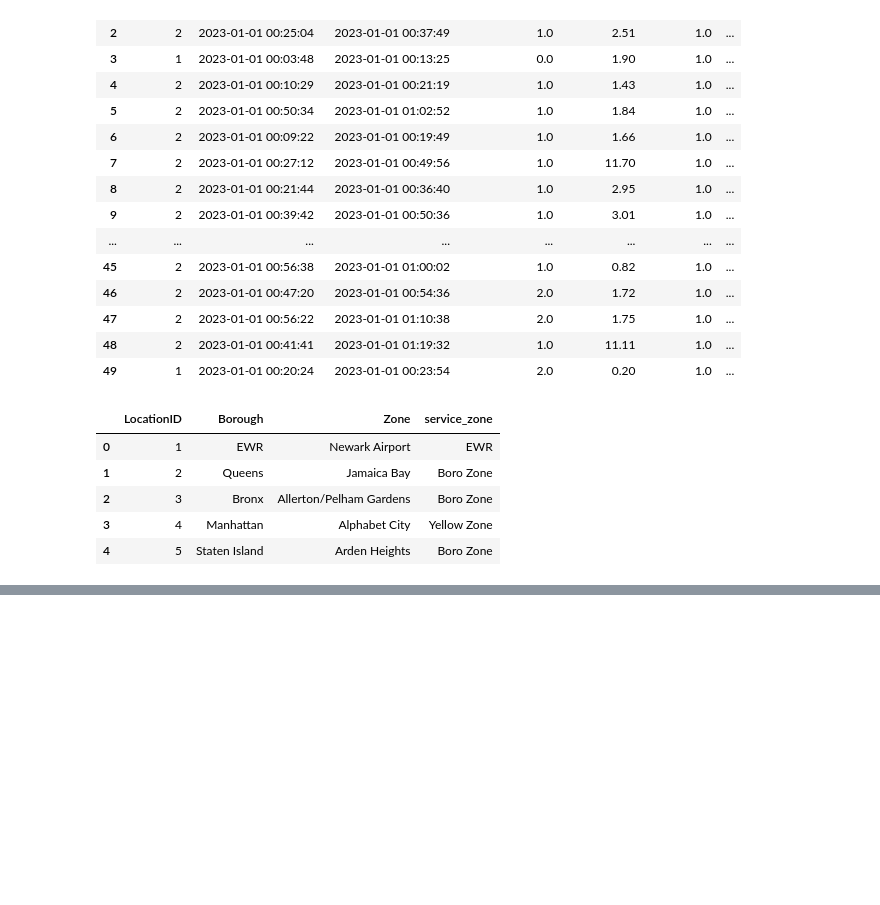
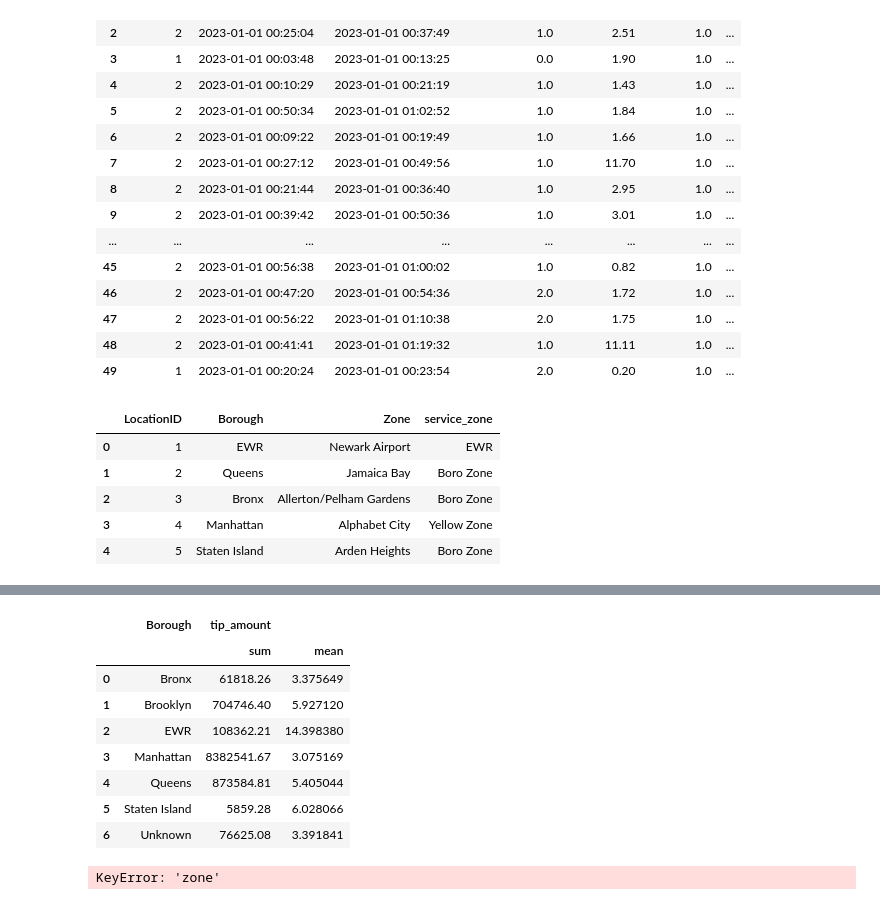
Before and after one commit to MarkHCrawford/data_science_internship, a Jupyter notebook: project/taxi_assignment/taxi_assignment.ipynb, the cells around one changed output, grey strips where cells are left out. Drawn from its saved outputs; the diff is of its cells as text; code cells hidden in the pictures; blank space fills up the shorter version.

```diff
--- a/project/taxi_assignment/taxi_assignment.ipynb
+++ b/project/taxi_assignment/taxi_assignment.ipynb
@@ -83,0 +148,18 @@ LaGuardia -  $111485.0
+# %%
+borough_metrics[["Borough", "tip_amount"]]
+# %% [output]
+|  | Borough | tip_amount |  |
+|  |  | sum | mean |
+| 0 | Bronx | 61818.26 | 3.375649 |
+| 1 | Brooklyn | 704746.40 | 5.927120 |
+| 2 | EWR | 108362.21 | 14.398380 |
+| 3 | Manhattan | 8382541.67 | 3.075169 |
+| 4 | Queens | 873584.81 | 5.405044 |
+| 5 | Staten Island | 5859.28 | 6.028066 |
+| 6 | Unknown | 76625.08 | 3.391841 |
+# %%
+
+result_5 = pd.DataFrame(
+    airport_pu.groupby("Zone").sum()["passenger_count"].sort_values(ascending=False)[0:10]).reset_index()
+# %% [output]
+KeyError: 'zone'
```
Also changed, not shown: parts of 16 cells of this notebook.
